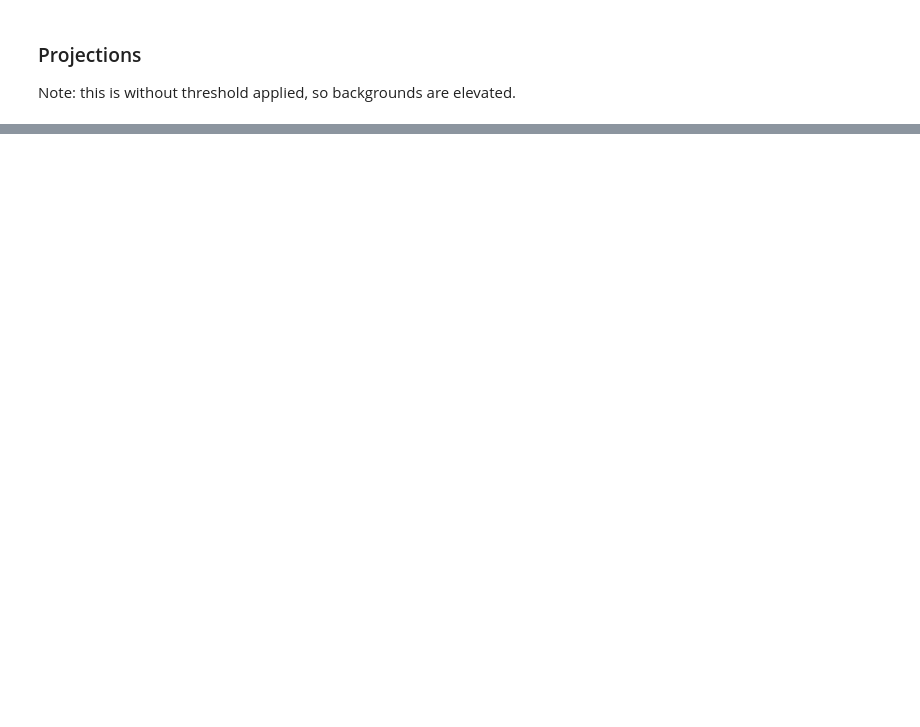
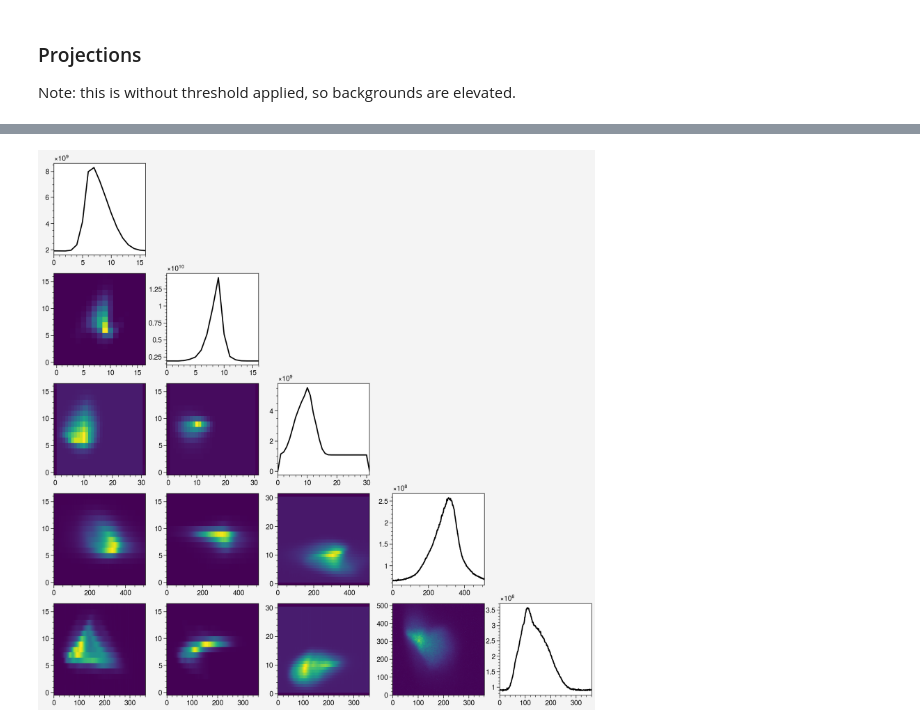
Before and after one commit to austin-hoover/analysis-sns-btf, a Jupyter notebook: scan-xxpy-image-ypdE/scan-xxpy-image-ypdE_step1.ipynb, the cells around one changed output, grey strips where cells are left out. Saved outputs shown, nothing was run; the diff lists cells and outputs as text; code cells hidden in the pictures; blank space fills up the shorter version.

```diff
--- a/scan-xxpy-image-ypdE/scan-xxpy-image-ypdE_step1.ipynb
+++ b/scan-xxpy-image-ypdE/scan-xxpy-image-ypdE_step1.ipynb
@@ -645,4 +524,6 @@ plt.show()
 # %%
 crop_shape = tuple([len(GV[2]), len(GV[1])] + list(a3d.shape))
 crop_shape
+# %%
+im_dtype = get_image(0).dtype
 # %%
@@ -671,8 +545,13 @@ del arrays_3d
 # %% [markdown]
 ## Visualization
 Remember, grid coordinates are in normalized frame
+# %%
+# Delete this cell
+savefilename = 'rawgrid_220405160122-scan-xxpy-image-ypdE.mmp'
+crop_shape = (17, 17, 32, 512, 362)
+im_dtype = np.uint32
 # %%
-a5d = np.memmap(savefilename, shape=crop_shape, dtype='float', mode='r')
+a5d = np.memmap(savefilename, shape=crop_shape, dtype=im_dtype, mode='r')
 # %% [markdown]
 ### Slices across beam center
 # %%
@@ -683,5 +564,0 @@ print(f'Peak value = {a5d_max} at index {ind_max}')
-# %%
-im = a5d[ix1, ix2, iy1].copy()
-
-fig, ax = pplt.subplots()
-ax.pcolormesh(im)
@@ -758,3 +600,18 @@ Note: this is without threshold applied, so backgrounds are elevated.
+# %%
+fig, axes = pplt.subplots(nrows=5, ncols=5, figwidth=10.0, sharex=False, sharey=False)
+for i in range(5):
+    for j in range(5):
+        ax = axes[i, j]
+        if j > i:
+            ax.axis('off')
+        elif i == j:
+            ax.plot(utils.project(a5d, j), color='black')
+        else:
+            proj = utils.project(a5d, (j, i))
+            # Need to check this. I think it might be flipped?
+            ax.pcolormesh(proj)
+# %% [output]
+[figure, added]
 # %%
 # (ix1,ix2,iy1,iy2,ix3)
 ima = a5d.sum(axis=1).sum(axis=2).sum(axis=2)
```
Also changed, not shown: parts of 46 cells of this notebook.
